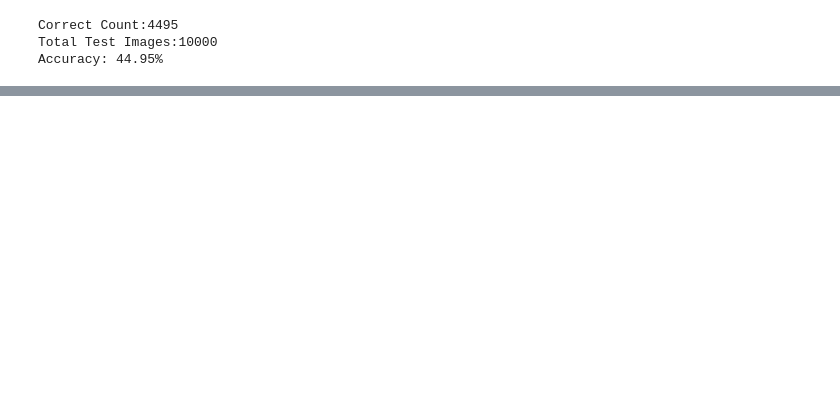
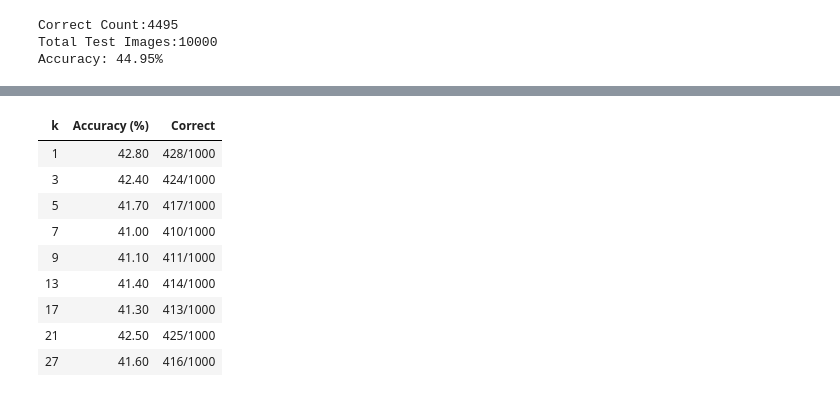
Before and after one commit to ChurroC/Number_Recognition, a Jupyter notebook: src/PCA.ipynb, the cells around one changed output, grey strips where cells are left out. Cells and saved outputs as stored; diff of their text form; code cells hidden in the pictures; blank space fills up the shorter version.

```diff
--- a/src/PCA.ipynb
+++ b/src/PCA.ipynb
@@ -218,0 +232,51 @@ Accuracy: 84.80%
+# %%
+# Odd K values can help avoid ties
+# Small k values can be more sensitive to noise but captures local patterns
+# Larger k values can smooth out the decision boundary but lose details
+# I've seen that sqrt(k) is a common heuristic for choosing k
+
+def knn_number_classification_accuracy(
+    dimensions=reduced_demension, k=1, max_train_images=flat_test_images.shape[0]
+):
+    reduced_V = V[:, :dimensions]
+    flat_images_projected = images @ reduced_V
+    flat_test_images_centered = flat_test_images - mnist_avg
+    test_projections = flat_test_images_centered @ reduced_V
+
+    correct_count = 0
+
+    for i in range(max_train_images):
+        distances = np.linalg.norm(flat_images_projected - test_projections[i], axis=1)
+        # Split around pivot but doesn't care about order within the half
+        k_nearest_indices = np.argpartition(distances, k)[:k]
+        k_nearest_labels = labels[k_nearest_indices]
+        # Array with indice showing count of each label
+        counts = np.bincount(k_nearest_labels)
+        most_repeated_number = np.argmax(counts)
+        if most_repeated_number == test_labels[i]:
+            correct_count += 1
+
+    accuracy = correct_count / max_train_images * 100
+    return accuracy, correct_count, max_train_images
+# %%
+results_data = []
+k_vals = [1, 3, 5, 7, 9, 13, 17, 21, 27]
+for k_val in k_vals:
+    accuracy, correct, total = knn_number_classification_accuracy(reduced_demension, k_val, 1000)
+    results_data.append(
+        {"k": k_val, "Accuracy (%)": accuracy, "Correct": f"{correct}/{total}"}
+    )
+
+df_for_k_vals = pd.DataFrame(results_data)
+display(df_for_k_vals.style.hide(axis="index").format({"Accuracy (%)": "{:.2f}"}))
+# %% [output]
+| k | Accuracy (%) | Correct |
+| 1 | 42.80 | 428/1000 |
+| 3 | 42.40 | 424/1000 |
+| 5 | 41.70 | 417/1000 |
+| 7 | 41.00 | 410/1000 |
+| 9 | 41.10 | 411/1000 |
+| 13 | 41.40 | 414/1000 |
+| 17 | 41.30 | 413/1000 |
+| 21 | 42.50 | 425/1000 |
+| 27 | 41.60 | 416/1000 |
```
Also changed, not shown: parts of 12 cells of this notebook.
